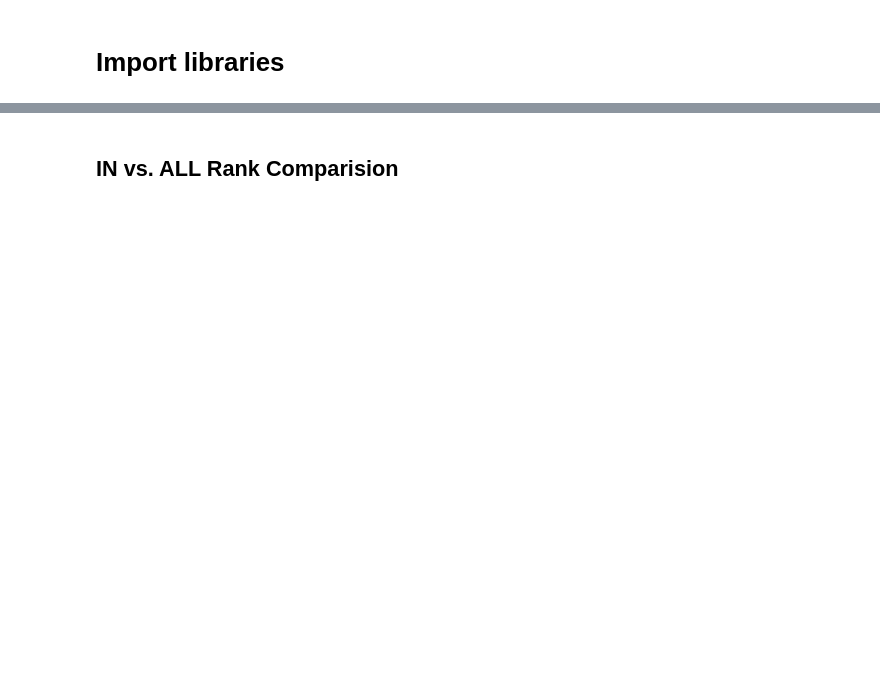
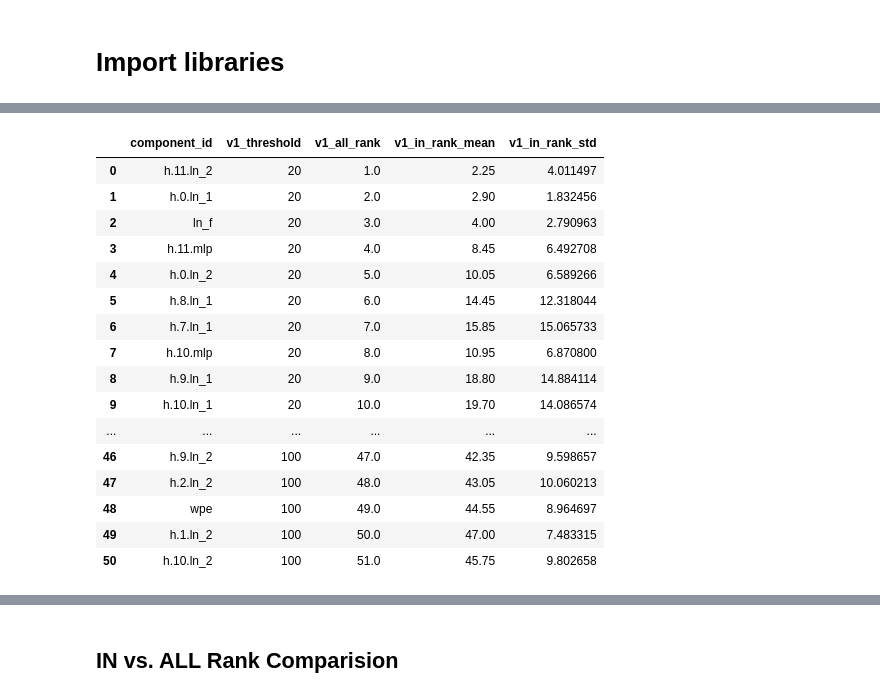
Before and after one commit to joonable/domain_adaptation_m2d2, a Jupyter notebook: 230630_modules_vs_submodules.ipynb, the cells around one changed output, grey strips where cells are left out. Cells and saved outputs as stored; diff of their text form; code cells hidden in the pictures; blank space fills up the shorter version.

```diff
--- a/230630_modules_vs_submodules.ipynb
+++ b/230630_modules_vs_submodules.ipynb
@@ -96,0 +144,9 @@ df_modules.total.sum()
+# %%
+df_mod_in_rank = df_mod_diff_weights[:]
+
+df_mod_in_rank.loc[:, "v1_in_rank"] \
+    = df_mod_in_rank.groupby(["dataset"])["diff"].rank(ascending=False)
+
+df_mod_in_rank.loc[df_mod_in_rank.is_localised, "v2_in_rank"] \
+    = df_mod_in_rank.loc[df_mod_in_rank.is_localised].groupby(["dataset"])["diff"].rank(ascending=False)
+df_mod_in_rank["v2_in_rank"] = df_mod_in_rank["v2_in_rank"].fillna(-1).astype(int)
@@ -96,0 +173,26 @@ df_modules.total.sum()
+# %%
+df_v1 = df_mod_in_rank.groupby(["layer", "component_id"])\
+    .agg({"v1_in_rank": ["mean", "std"]})#.rename({"mean":"v2_in_rank_mean", "std":"v2_in_rank_std"}, axis=1)
+df_v1.columns = ["v1_in_rank_mean", "v1_in_rank_std"]
+
+df_modules.loc[:, ["layer", "component_id", "v1_threshold", "v1_rank"]].sort_values('v1_rank')\
+    .rename({"v1_rank": "v1_all_rank"}, axis=1)\
+    .merge(df_v1.reset_index(), on=["component_id", "layer"], how='left').drop("layer", axis=1)
+# %% [output]
+|  | component_id | v1_threshold | v1_all_rank | v1_in_rank_mean | v1_in_rank_std |
+| 0 | h.11.ln_2 | 20 | 1.0 | 2.25 | 4.011497 |
+| 1 | h.0.ln_1 | 20 | 2.0 | 2.90 | 1.832456 |
+| 2 | ln_f | 20 | 3.0 | 4.00 | 2.790963 |
+| 3 | h.11.mlp | 20 | 4.0 | 8.45 | 6.492708 |
+| 4 | h.0.ln_2 | 20 | 5.0 | 10.05 | 6.589266 |
+| 5 | h.8.ln_1 | 20 | 6.0 | 14.45 | 12.318044 |
+| 6 | h.7.ln_1 | 20 | 7.0 | 15.85 | 15.065733 |
+| 7 | h.10.mlp | 20 | 8.0 | 10.95 | 6.870800 |
+| 8 | h.9.ln_1 | 20 | 9.0 | 18.80 | 14.884114 |
+| 9 | h.10.ln_1 | 20 | 10.0 | 19.70 | 14.086574 |
+| ... | ... | ... | ... | ... | ... |
+| 46 | h.9.ln_2 | 100 | 47.0 | 42.35 | 9.598657 |
+| 47 | h.2.ln_2 | 100 | 48.0 | 43.05 | 10.060213 |
+| 48 | wpe | 100 | 49.0 | 44.55 | 8.964697 |
+| 49 | h.1.ln_2 | 100 | 50.0 | 47.00 | 7.483315 |
+| 50 | h.10.ln_2 | 100 | 51.0 | 45.75 | 9.802658 |
```
Also changed, not shown: parts of 90 cells of this notebook.
